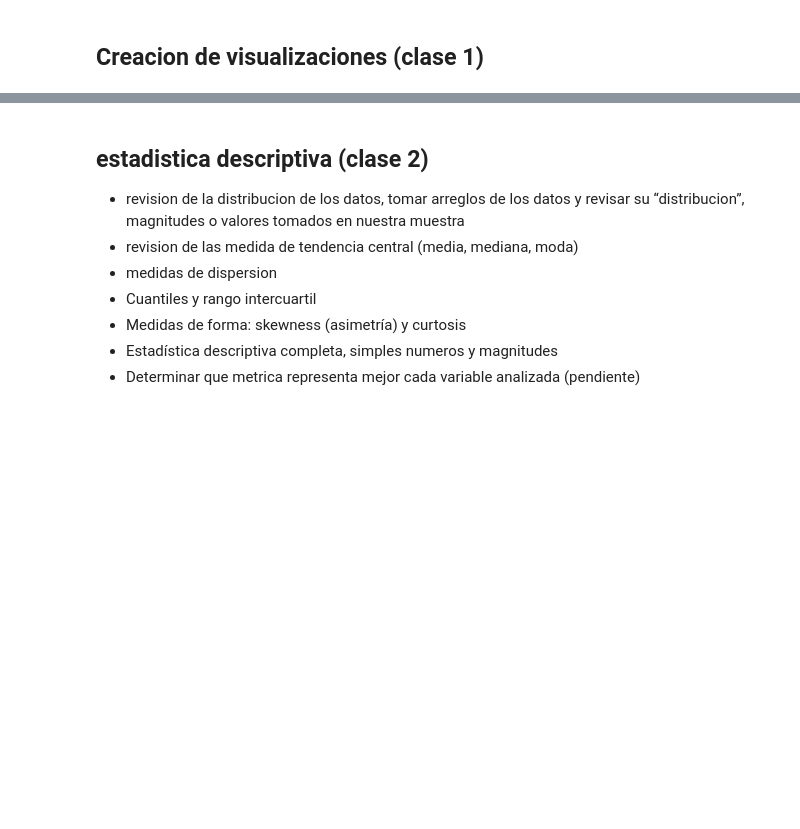
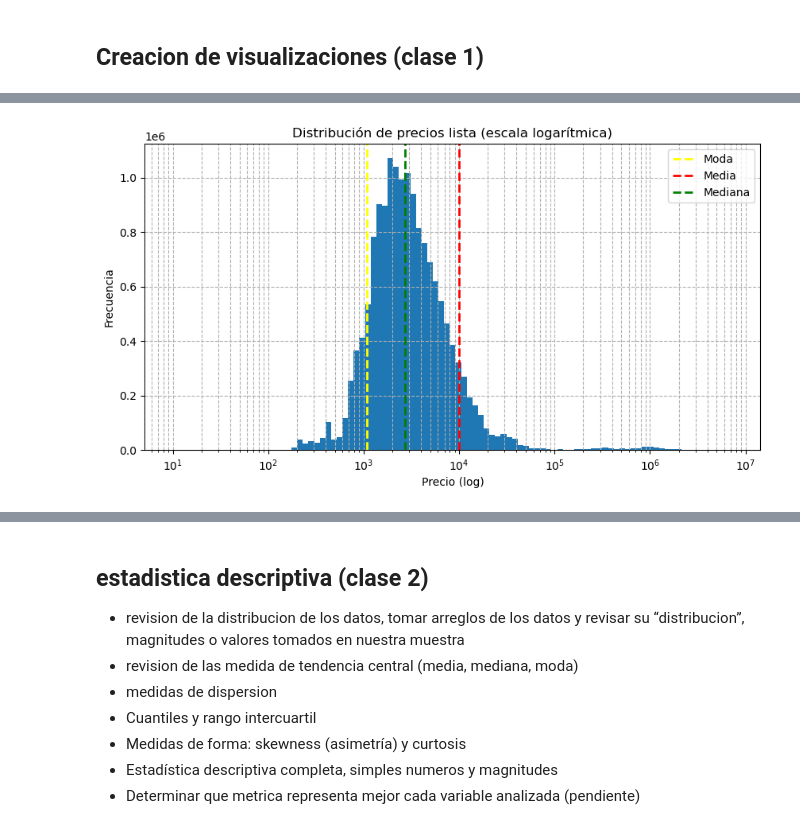
Before and after one commit to MMarck/AdD_proyecto, a Jupyter notebook: exploracion_dataset.ipynb, the cells around one changed output, grey strips where cells are left out. Saved outputs shown, nothing was run; the diff lists cells and outputs as text; code cells hidden in the pictures; blank space fills up the shorter version.

Commit message:
feat: graficas en escala logaritmica

```diff
--- a/exploracion_dataset.ipynb
+++ b/exploracion_dataset.ipynb
@@ -293,0 +298,22 @@ plt.show()
+# %%
+# 📊 Histograma en escala log (eje X)
+precio_lista_max = df_agrupado["productos_precio_lista"].max()
+
+plt.figure(figsize=(10, 5))
+plt.hist(df_agrupado["productos_precio_lista"], bins=np.logspace(1, np.log10(precio_lista_max), 100))
+plt.xscale('log')
+plt.title("Distribución de precios lista (escala logarítmica)")
+plt.xlabel("Precio (log)")
+plt.ylabel("Frecuencia")
+plt.grid(True, which="both", ls="--")
+
+# medidas de tendencia central
+plt.axvline(df_agrupado['productos_precio_lista'].mode()[0], color='yellow', ls='--', lw=2, label='Moda')
+plt.axvline(df_agrupado['productos_precio_lista'].mean(), color='red', ls='--', lw=2, label='Media')
+plt.axvline(df_agrupado['productos_precio_lista'].median(), color='green', ls='--', lw=2, label='Mediana')
+plt.legend()
+
+
+plt.show()
+# %% [output]
+[figure, added]
```
Also changed, not shown: parts of 15 cells of this notebook.
